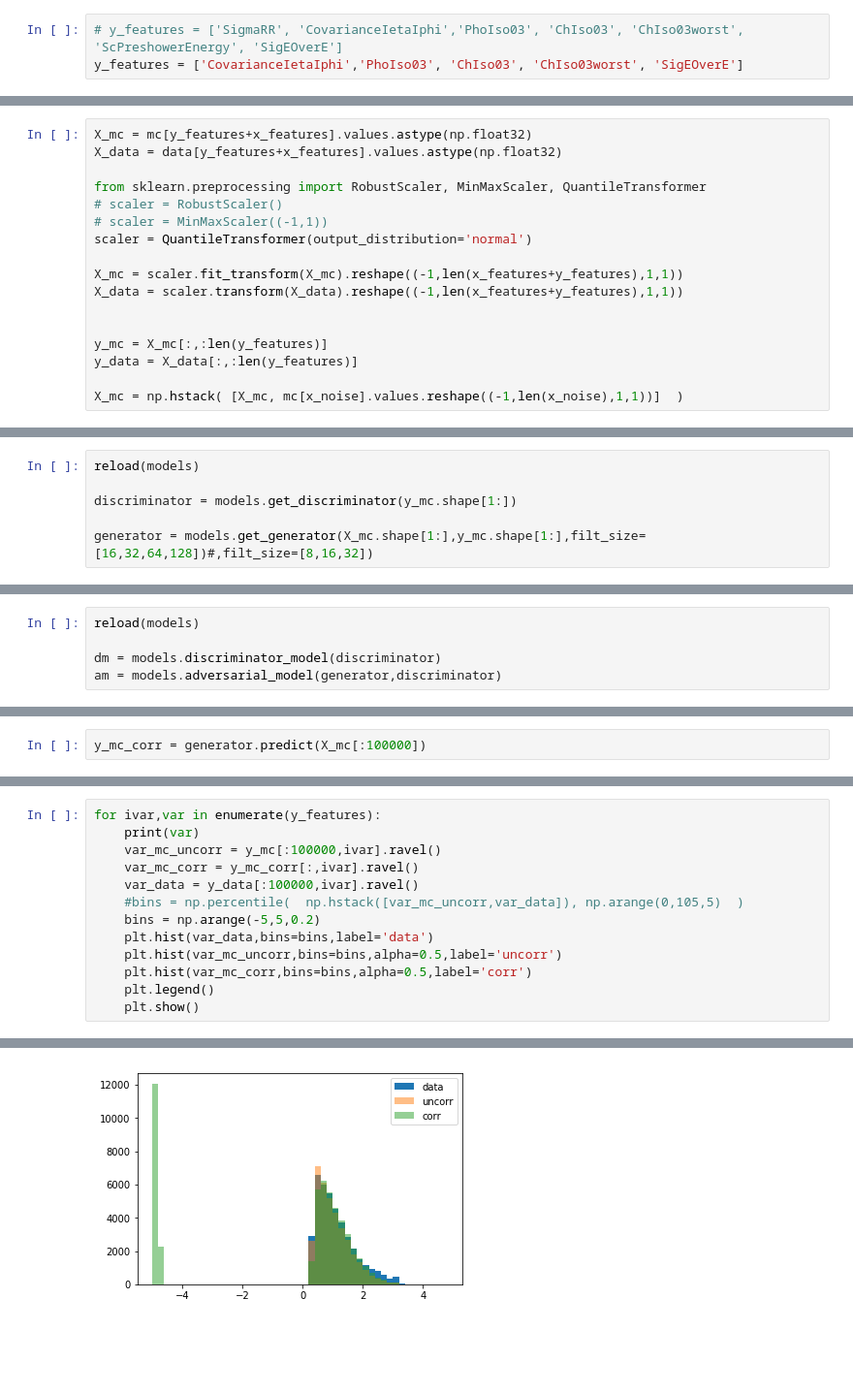
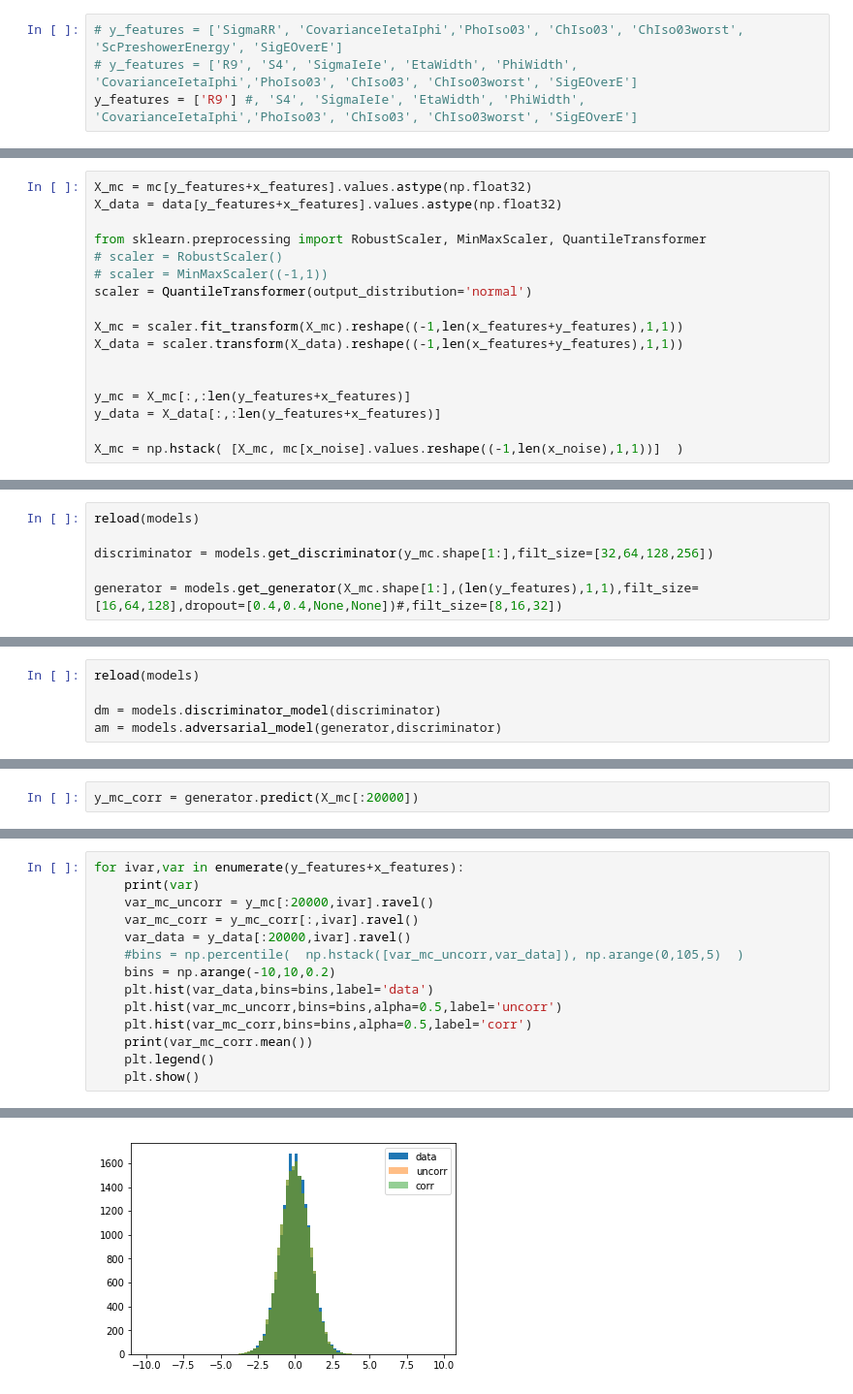
Before and after one commit to alberto-giampaolo/GAN, a Jupyter notebook: unet.ipynb, the cells around one changed output, grey strips where cells are left out. Shown at 97% size. Drawn from its saved outputs; the diff is of its cells as text; blank space fills up the shorter version.

```diff
--- a/unet.ipynb
+++ b/unet.ipynb
@@ -44,7 +44,8 @@ Index(['index', 'run', 'rho', 'nvtx', 'mass', 'weight', 'SigMoM', 'Pt',
       dtype='object')
 # %%
 # y_features = ['SigmaRR', 'CovarianceIetaIphi','PhoIso03', 'ChIso03', 'ChIso03worst', 'ScPreshowerEnergy', 'SigEOverE']
-y_features = ['CovarianceIetaIphi','PhoIso03', 'ChIso03', 'ChIso03worst', 'SigEOverE']
+# y_features = ['R9', 'S4', 'SigmaIeIe', 'EtaWidth', 'PhiWidth', 'CovarianceIetaIphi','PhoIso03', 'ChIso03', 'ChIso03worst', 'SigEOverE']
+y_features = ['R9'] #, 'S4', 'SigmaIeIe', 'EtaWidth', 'PhiWidth', 'CovarianceIetaIphi','PhoIso03', 'ChIso03', 'ChIso03worst', 'SigEOverE']
 # %%
 x_features = ['Pt','ScEta','Phi','rho']
 x_noise = []
@@ -66,8 +67,8 @@ X_mc = scaler.fit_transform(X_mc).reshape((-1,len(x_features+y_features),1,1))
 X_data = scaler.transform(X_data).reshape((-1,len(x_features+y_features),1,1))
 
 
-y_mc = X_mc[:,:len(y_features)]
-y_data = X_data[:,:len(y_features)]
+y_mc = X_mc[:,:len(y_features+x_features)]
+y_data = X_data[:,:len(y_features+x_features)]
 
 X_mc = np.hstack( [X_mc, mc[x_noise].values.reshape((-1,len(x_noise),1,1))]  )
 # %%
@@ -75,7 +76,7 @@ import models
 # %%
 reload(models)
 
-discriminator = models.get_discriminator(y_mc.shape[1:])
+discriminator = models.get_discriminator(y_mc.shape[1:],filt_size=[32,64,128,256])
 
-generator = models.get_generator(X_mc.shape[1:],y_mc.shape[1:],filt_size=[16,32,64,128])#,filt_size=[8,16,32])
+generator = models.get_generator(X_mc.shape[1:],(len(y_features),1,1),filt_size=[16,64,128],dropout=[0.4,0.4,None,None])#,filt_size=[8,16,32])
 # %% [output]
@@ -210,2 +231,2 @@ for i in range(train_steps):
 # %%
-y_mc_corr = generator.predict(X_mc[:100000])
+y_mc_corr = generator.predict(X_mc[:20000])
@@ -212,14 +249,15 @@ y_mc_corr = generator.predict(X_mc[:100000])
 # %%
-for ivar,var in enumerate(y_features):
+for ivar,var in enumerate(y_features+x_features):
     print(var)
-    var_mc_uncorr = y_mc[:100000,ivar].ravel()
+    var_mc_uncorr = y_mc[:20000,ivar].ravel()
     var_mc_corr = y_mc_corr[:,ivar].ravel()
-    var_data = y_data[:100000,ivar].ravel()
+    var_data = y_data[:20000,ivar].ravel()
     #bins = np.percentile(  np.hstack([var_mc_uncorr,var_data]), np.arange(0,105,5)  )
-    bins = np.arange(-5,5,0.2)
+    bins = np.arange(-10,10,0.2)
     plt.hist(var_data,bins=bins,label='data')
     plt.hist(var_mc_uncorr,bins=bins,alpha=0.5,label='uncorr')
     plt.hist(var_mc_corr,bins=bins,alpha=0.5,label='corr')
+    print(var_mc_corr.mean())
     plt.legend()
     plt.show()
 # %% [output]
@@ -231 +272 @@ ChIso03
-[figure, old version]
+[figure, new version]
```
Also changed, not shown: parts of 13 cells of this notebook, 1 other file.
